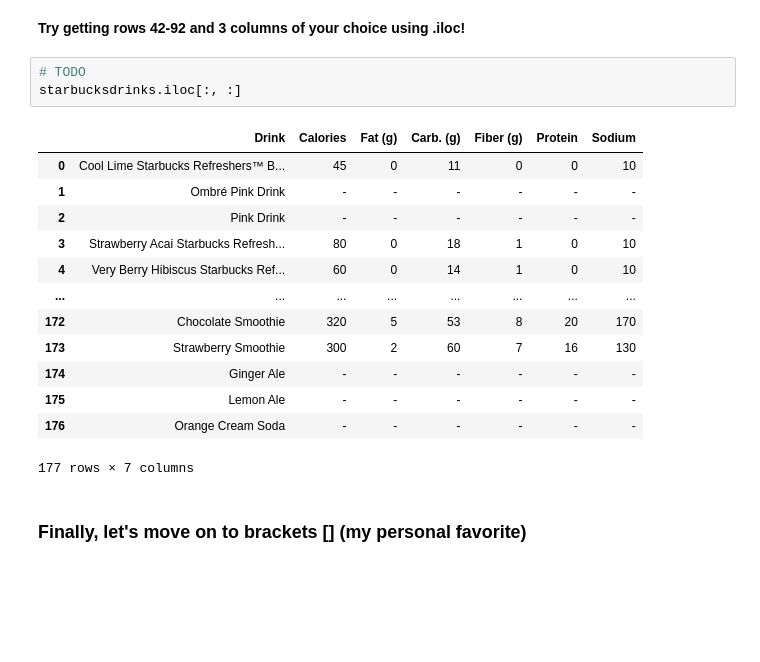
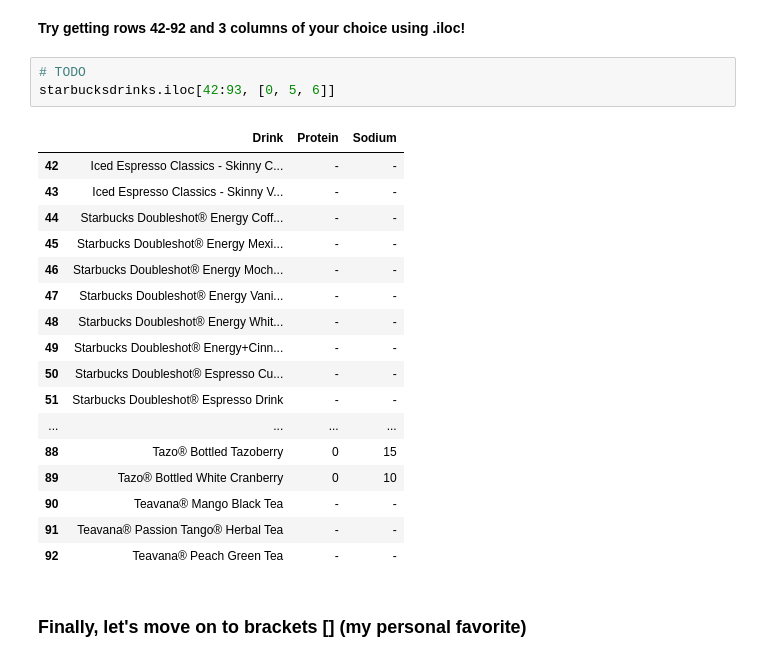
Before and after one commit to kyun33/JCP26Notebooks, a Jupyter notebook: Week_1_Pandas.ipynb, the cells around one changed output. Drawn from its saved outputs; the diff is of its cells as text; blank space fills up the shorter version.

```diff
--- a/Week_1_Pandas.ipynb
+++ b/Week_1_Pandas.ipynb
@@ -307,21 +290,25 @@ Name: Drink, Length: 177, dtype: object
 **Try getting rows 42-92 and 3 columns of your choice using .iloc!**
 # %%
 # TODO
-starbucksdrinks.iloc[:, :]
+starbucksdrinks.iloc[42:93, [0, 5, 6]]
 # %% [output]
-|  | Drink | Calories | Fat (g) | Carb. (g) | Fiber (g) | Protein | Sodium |
-| 0 | Cool Lime Starbucks Refreshers™ B... | 45 | 0 | 11 | 0 | 0 | 10 |
-| 1 | Ombré Pink Drink | - | - | - | - | - | - |
-| 2 | Pink Drink | - | - | - | - | - | - |
-| 3 | Strawberry Acai Starbucks Refresh... | 80 | 0 | 18 | 1 | 0 | 10 |
-| 4 | Very Berry Hibiscus Starbucks Ref... | 60 | 0 | 14 | 1 | 0 | 10 |
-| ... | ... | ... | ... | ... | ... | ... | ... |
-| 172 | Chocolate Smoothie | 320 | 5 | 53 | 8 | 20 | 170 |
-| 173 | Strawberry Smoothie | 300 | 2 | 60 | 7 | 16 | 130 |
-| 174 | Ginger Ale | - | - | - | - | - | - |
-| 175 | Lemon Ale | - | - | - | - | - | - |
-| 176 | Orange Cream Soda | - | - | - | - | - | - |
+|  | Drink | Protein | Sodium |
+| 42 | Iced Espresso Classics - Skinny C... | - | - |
+| 43 | Iced Espresso Classics - Skinny V... | - | - |
+| 44 | Starbucks Doubleshot® Energy Coff... | - | - |
+| 45 | Starbucks Doubleshot® Energy Mexi... | - | - |
+| 46 | Starbucks Doubleshot® Energy Moch... | - | - |
+| 47 | Starbucks Doubleshot® Energy Vani... | - | - |
+| 48 | Starbucks Doubleshot® Energy Whit... | - | - |
+| 49 | Starbucks Doubleshot® Energy+Cinn... | - | - |
+| 50 | Starbucks Doubleshot® Espresso Cu... | - | - |
+| 51 | Starbucks Doubleshot® Espresso Drink | - | - |
+| ... | ... | ... | ... |
+| 88 | Tazo® Bottled Tazoberry | 0 | 15 |
+| 89 | Tazo® Bottled White Cranberry | 0 | 10 |
+| 90 | Teavana® Mango Black Tea | - | - |
+| 91 | Teavana® Passion Tango® Herbal Tea | - | - |
+| 92 | Teavana® Peach Green Tea | - | - |
-177 rows × 7 columns
 # %% [markdown]
 ### Finally, let's move on to brackets [] (my personal favorite)
 # %% [markdown]
```
Also changed, not shown: parts of 7 cells of this notebook.
